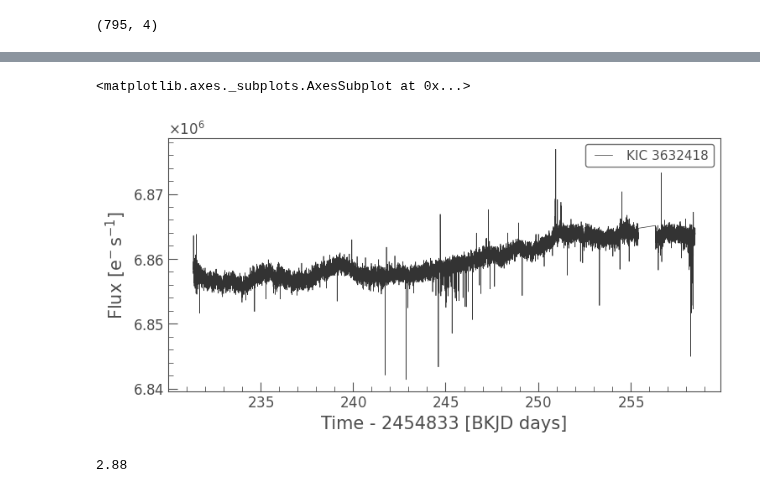
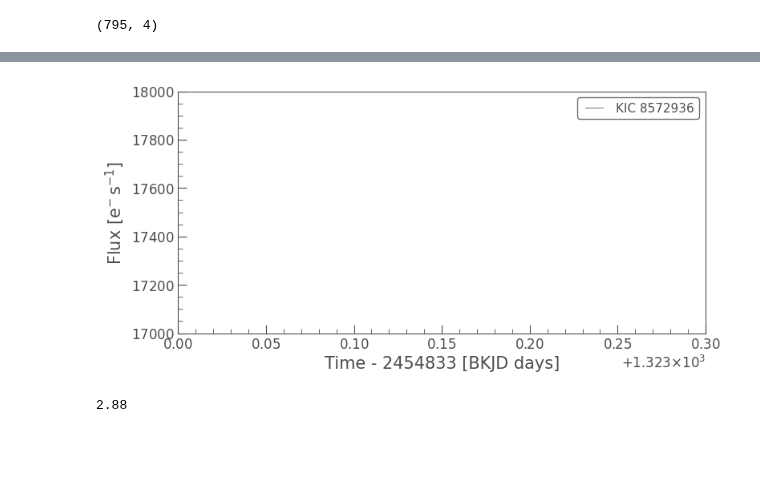
Before and after one commit to ekaterinailin/flaring-spi, a Jupyter notebook: notebooks/inspect_flare.ipynb, the cells around one changed output, grey strips where cells are left out. Cells and saved outputs as stored; diff of their text form; code cells hidden in the pictures; blank space fills up the shorter version.

```diff
--- a/notebooks/inspect_flare.ipynb
+++ b/notebooks/inspect_flare.ipynb
@@ -35,7 +35,7 @@ gf.shape
 # %% [output]
 (795, 4)
 # %%
-row = gf.iloc[446]
+row = gf.iloc[788]
 
 # plot all flares for a light curve at once
 ID, qcs = row.ID, int(row.qcs)
@@ -106,13 +98,12 @@ INFO:bokeh.server.tornado:User authentication hooks NOT provided (default user e
 INFO:bokeh.server.views.ws:WebSocket connection opened
 INFO:bokeh.server.views.ws:ServerConnection created
 # %%
-lc[0].plot()
+lc[2].plot()
 # # plt.scatter(lc[0].time, lc[0].flux)
-# plt.xlim(1282,1284)
-# plt.ylim(282500,285500);
+plt.xlim(1323,1323.3)
+plt.ylim(17000,18000);
 # %% [output]
-<matplotlib.axes._subplots.AxesSubplot at 0x...>
-[figure, old version]
+[figure, new version]
 # %%
 2e-3 * 60 * 24
 # %% [output]
```
Also changed, not shown: parts of 9 cells of this notebook, 1 other file.
